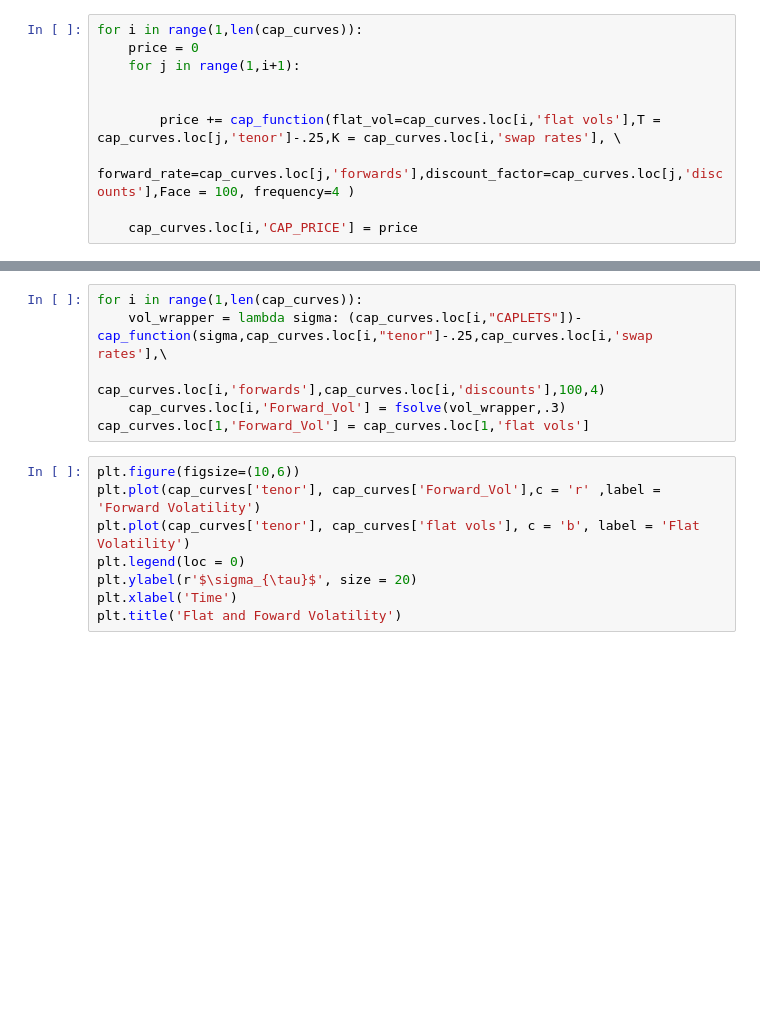
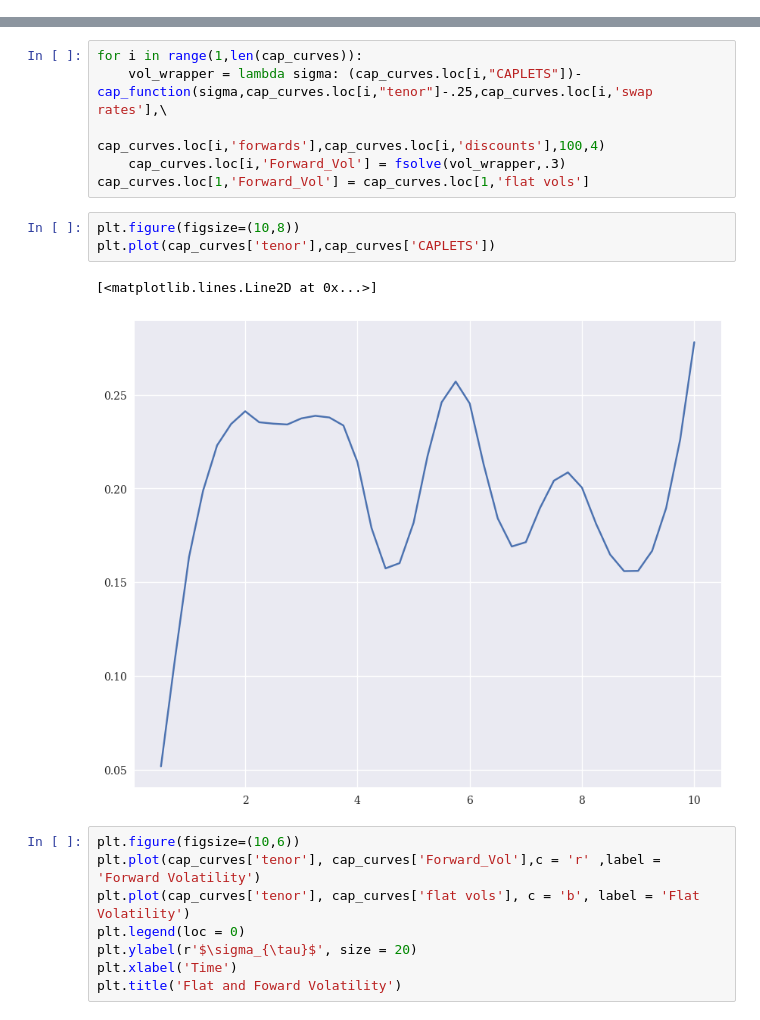
Before and after one commit to dcstein22/finm-fiderivs-2023, a Jupyter notebook: homework/Homework 2.ipynb, the cells around one changed output, grey strips where cells are left out. Drawn from its saved outputs; the diff is of its cells as text; blank space fills up the shorter version.

```diff
--- a/homework/Homework 2.ipynb
+++ b/homework/Homework 2.ipynb
@@ -106,14 +106,4 @@ def cap_function(flat_vol,T,K,forward_rate,discount_factor, Face, frequency):
     d2 = d1 - flat_vol*np.sqrt(T)
 
     return Face/frequency*(discount_factor*(forward_rate*norm.cdf(d1)- K*norm.cdf(d2)))
-# %%
-for i in range(1,len(cap_curves)):
-    price = 0
-    for j in range(1,i+1):
-
-
-        price += cap_function(flat_vol=cap_curves.loc[i,'flat vols'],T = cap_curves.loc[j,'tenor']-.25,K = cap_curves.loc[i,'swap rates'], \
-                              forward_rate=cap_curves.loc[j,'forwards'],discount_factor=cap_curves.loc[j,'discounts'],Face = 100, frequency=4 )
-
-    cap_curves.loc[i,'CAP_PRICE'] = price
 # %%
@@ -182,6 +170,12 @@ for i in range(1,len(cap_curves)):
                                                                                     cap_curves.loc[i,'forwards'],cap_curves.loc[i,'discounts'],100,4)
     cap_curves.loc[i,'Forward_Vol'] = fsolve(vol_wrapper,.3)
 cap_curves.loc[1,'Forward_Vol'] = cap_curves.loc[1,'flat vols']
+# %%
+plt.figure(figsize=(10,8))
+plt.plot(cap_curves['tenor'],cap_curves['CAPLETS'])
+# %% [output]
+[<matplotlib.lines.Line2D at 0x...>]
+[figure, added]
 # %%
 plt.figure(figsize=(10,6))
 plt.plot(cap_curves['tenor'], cap_curves['Forward_Vol'],c = 'r' ,label = 'Forward Volatility')
```
Also changed, not shown: parts of 5 cells of this notebook, 3 other files.
